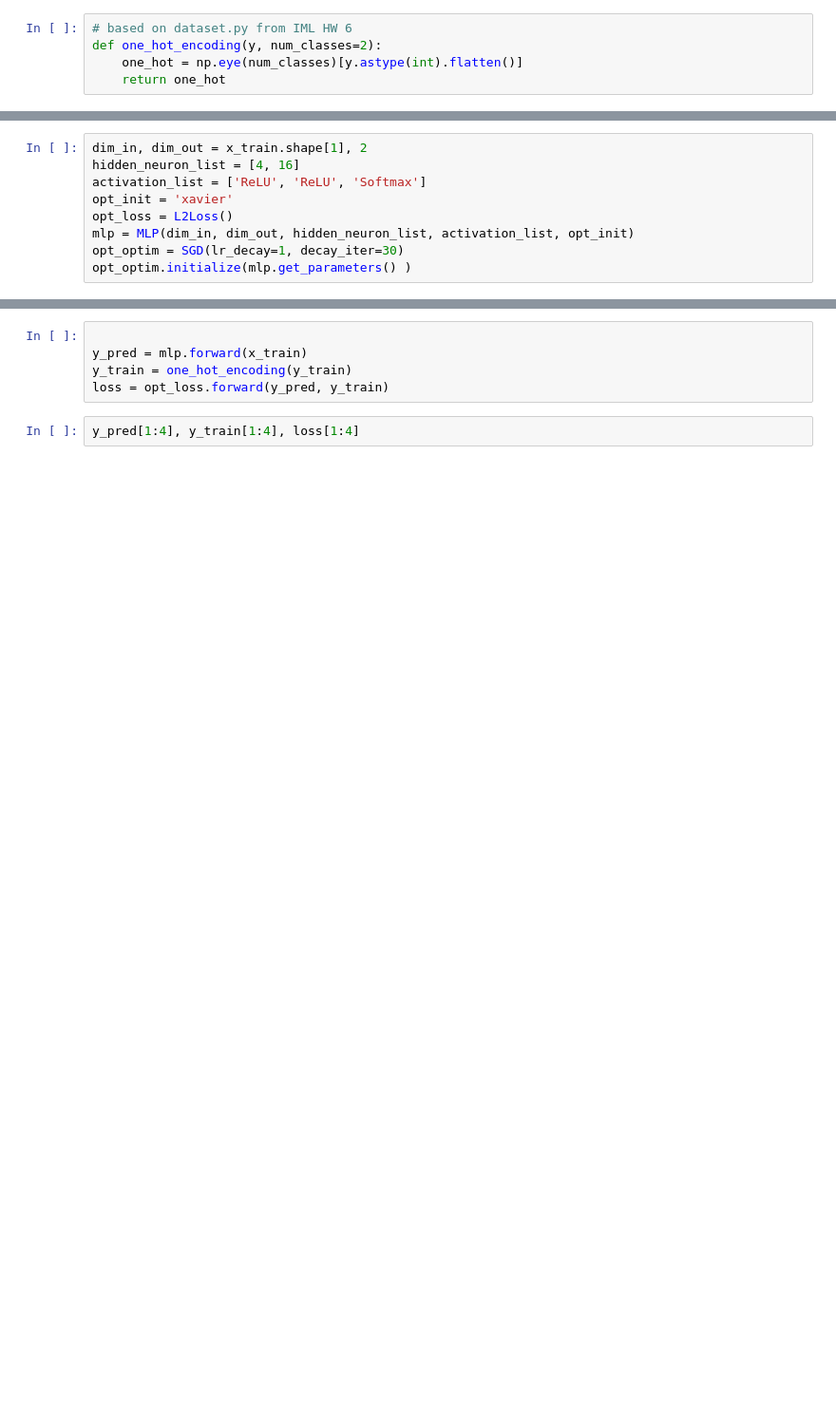
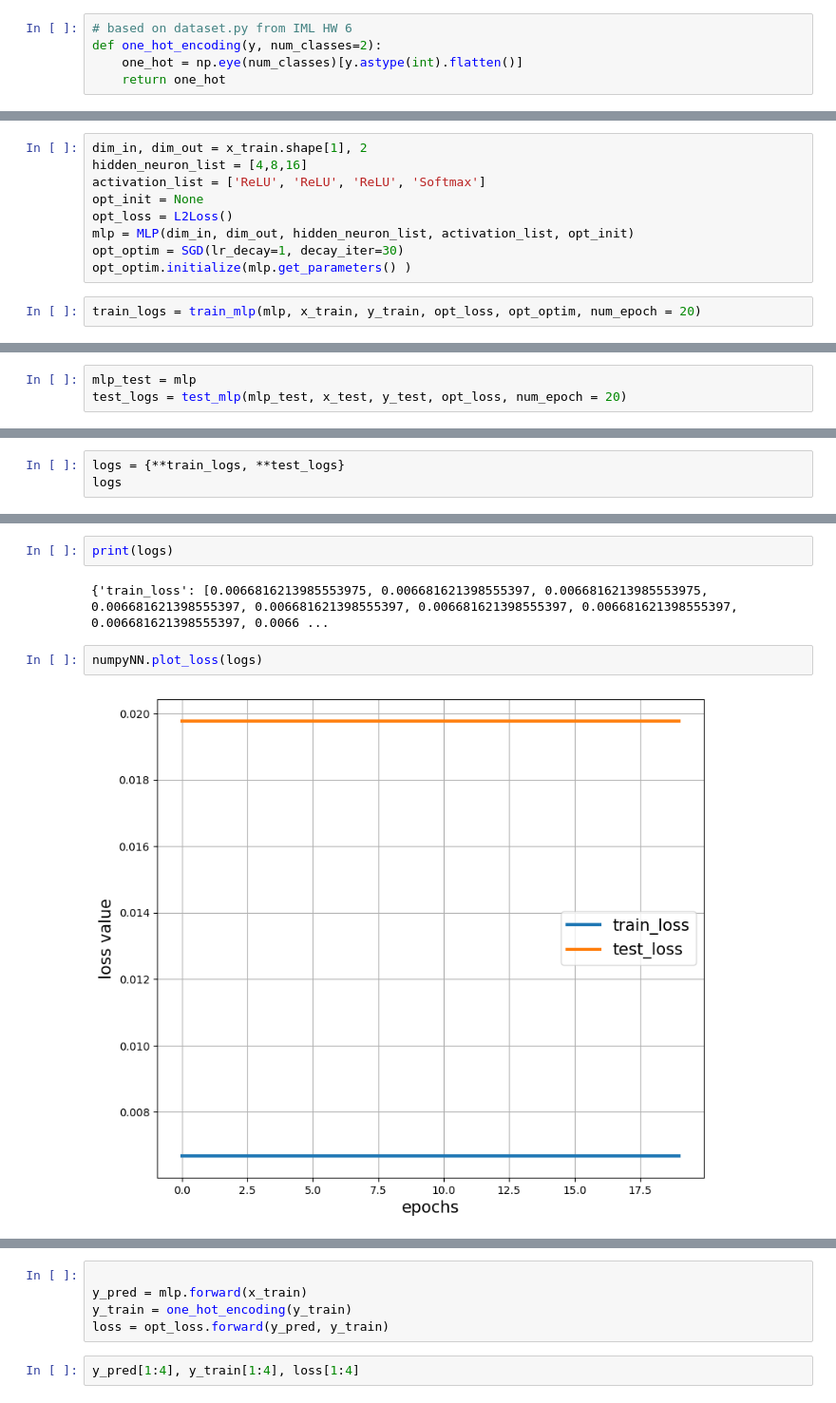
Before and after one commit to Vashistht/Intro_DL, a Jupyter notebook: IDL_hw2/source/main.ipynb, the cells around one changed output, grey strips where cells are left out. Shown: that part at 95% size. Drawn from its saved outputs; the diff is of its cells as text; blank space fills up the shorter version.

```diff
--- a/IDL_hw2/source/main.ipynb
+++ b/IDL_hw2/source/main.ipynb
@@ -83,9 +92,11 @@ x_train.shape, y_train.shape, x_test.shape, y_test.shape
 # %%
 dim_in, dim_out = x_train.shape[1], 2
-hidden_neuron_list = [4, 16]
-activation_list = ['ReLU', 'ReLU', 'Softmax']
-opt_init = 'xavier'
+hidden_neuron_list = [4,8,16]
+activation_list = ['ReLU', 'ReLU', 'ReLU', 'Softmax']
+opt_init = None
 opt_loss = L2Loss()
 mlp = MLP(dim_in, dim_out, hidden_neuron_list, activation_list, opt_init)
 opt_optim = SGD(lr_decay=1, decay_iter=30)
 opt_optim.initialize(mlp.get_parameters() )
+# %%
+train_logs = train_mlp(mlp, x_train, y_train, opt_loss, opt_optim, num_epoch = 20)
@@ -91,0 +141,3 @@ opt_optim.initialize(mlp.get_parameters() )
+# %%
+mlp_test = mlp
+test_logs = test_mlp(mlp_test, x_test, y_test, opt_loss, num_epoch = 20)
@@ -91,0 +205,3 @@ opt_optim.initialize(mlp.get_parameters() )
+# %%
+logs = {**train_logs, **test_logs}
+logs
@@ -91,0 +226,8 @@ opt_optim.initialize(mlp.get_parameters() )
+# %%
+print(logs)
+# %% [output]
+{'train_loss': [0.0066816213985553975, 0.006681621398555397, 0.0066816213985553975, 0.006681621398555397, 0.006681621398555397, 0.006681621398555397, 0.006681621398555397, 0.006681621398555397, 0.0066 ...
+# %%
+numpyNN.plot_loss(logs)
+# %% [output]
+[figure, added]
```
Also changed, not shown: parts of 26 cells of this notebook, 3 other files.
